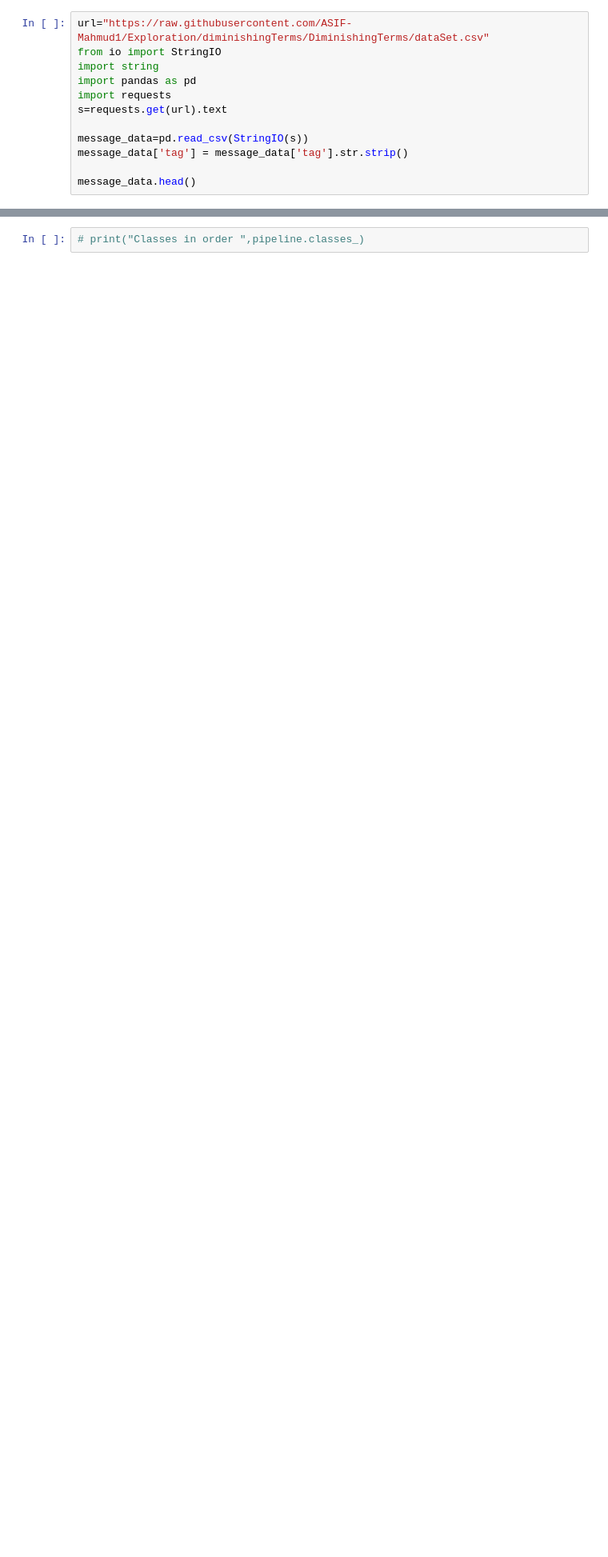
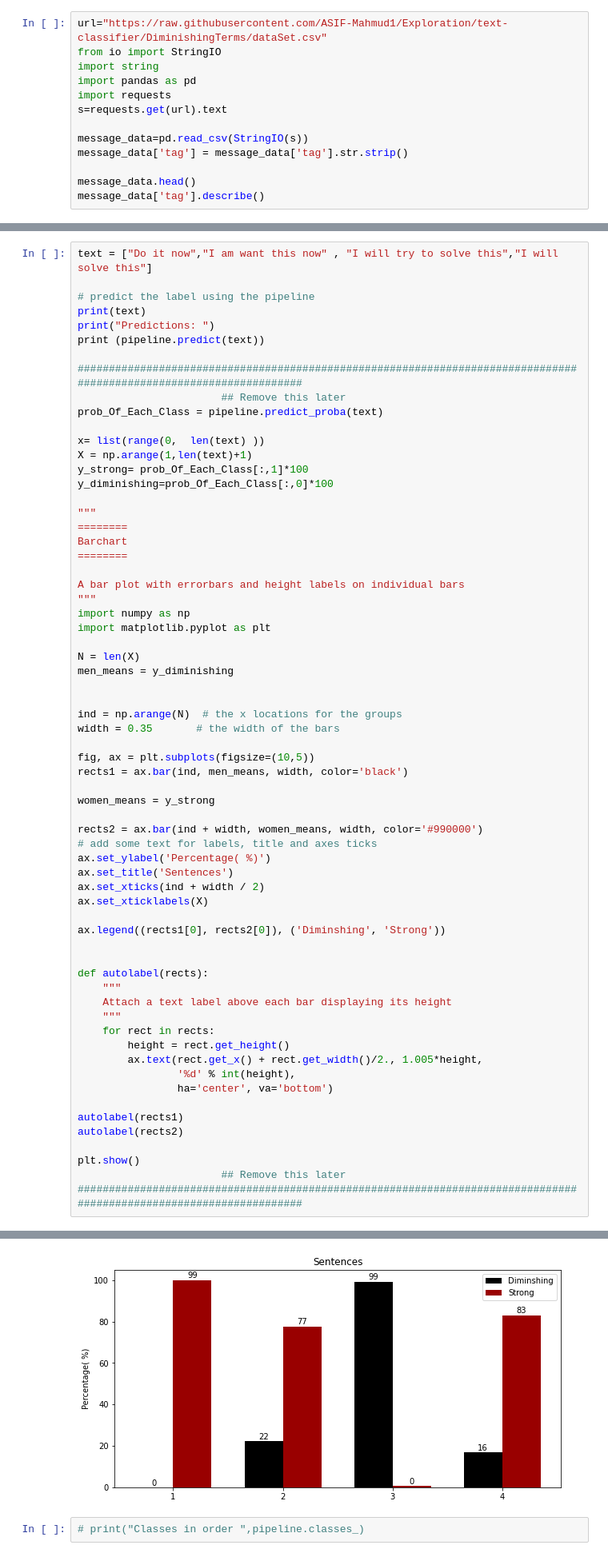
Before and after one commit to ASIF-Mahmud1/Exploration, a Jupyter notebook: NLP_Lessons/BERT/DiminsihingTerms_BERT_Watson.ipynb, the cells around one changed output, grey strips where cells are left out. Shown at 80% size. Saved outputs shown, nothing was run; the diff lists cells and outputs as text; blank space fills up the shorter version.

Commit message:
add: show probability of how strong the statement is using bar chart

```diff
--- a/NLP_Lessons/BERT/DiminsihingTerms_BERT_Watson.ipynb
+++ b/NLP_Lessons/BERT/DiminsihingTerms_BERT_Watson.ipynb
@@ -97,7 +97,7 @@ tokenizer = BertTokenizer.from_pretrained("bert-base-uncased")
 bert_transformer = BertTransformer(tokenizer, bert_model)
 from sklearn.pipeline import Pipeline
 # %%
-url="https://raw.githubusercontent.com/ASIF-Mahmud1/Exploration/diminishingTerms/DiminishingTerms/dataSet.csv"
+url="https://raw.githubusercontent.com/ASIF-Mahmud1/Exploration/text-classifier/DiminishingTerms/dataSet.csv"
 from io import StringIO
 import string
 import pandas as pd
@@ -108,4 +108,5 @@ message_data=pd.read_csv(StringIO(s))
 message_data['tag'] = message_data['tag'].str.strip()
 
 message_data.head()
+message_data['tag'].describe()
 # %% [output]
@@ -160,0 +134,66 @@ array(['strong', 'diminishing', 'diminishing', 'strong'], dtype=object)
+# %%
+text = ["Do it now","I am want this now" , "I will try to solve this","I will solve this"]
+
+# predict the label using the pipeline
+print(text)
+print("Predictions: ")
+print (pipeline.predict(text))
+
+####################################################################################################################
+                       ## Remove this later
+prob_Of_Each_Class = pipeline.predict_proba(text)
+
+x= list(range(0,  len(text) ))
+X = np.arange(1,len(text)+1)
+y_strong= prob_Of_Each_Class[:,1]*100
+y_diminishing=prob_Of_Each_Class[:,0]*100
+
+"""
+========
+Barchart
+========
+
+A bar plot with errorbars and height labels on individual bars
+"""
+import numpy as np
+import matplotlib.pyplot as plt
+
+N = len(X)
+men_means = y_diminishing
+
+
+ind = np.arange(N)  # the x locations for the groups
+width = 0.35       # the width of the bars
+
+fig, ax = plt.subplots(figsize=(10,5))
+rects1 = ax.bar(ind, men_means, width, color='black')
+
+women_means = y_strong
+
+rects2 = ax.bar(ind + width, women_means, width, color='#990000')
+# add some text for labels, title and axes ticks
+ax.set_ylabel('Percentage( %)')
+ax.set_title('Sentences')
+ax.set_xticks(ind + width / 2)
+ax.set_xticklabels(X)
+
+ax.legend((rects1[0], rects2[0]), ('Diminshing', 'Strong'))
+
+
+def autolabel(rects):
+    """
+    Attach a text label above each bar displaying its height
+    """
+    for rect in rects:
+        height = rect.get_height()
+        ax.text(rect.get_x() + rect.get_width()/2., 1.005*height,
+                '%d' % int(height),
+                ha='center', va='bottom')
+
+autolabel(rects1)
+autolabel(rects2)
+
+plt.show()
+                       ## Remove this later
+####################################################################################################################
+# %% [output]
@@ -161,3 +203,4 @@ array(['strong', 'diminishing', 'diminishing', 'strong'], dtype=object)
+[figure, added]
 # %%
 # print("Classes in order ",pipeline.classes_)
 # %%
```
Also changed, not shown: parts of 8 cells of this notebook.
